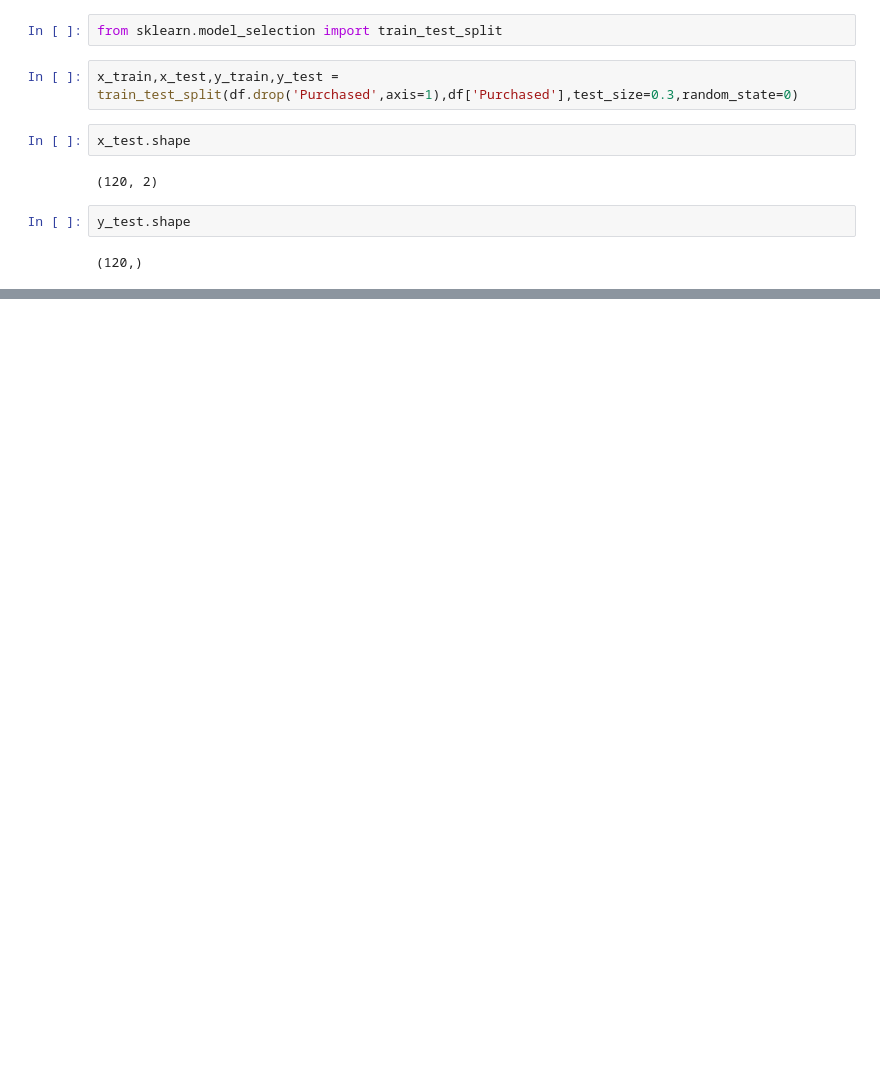
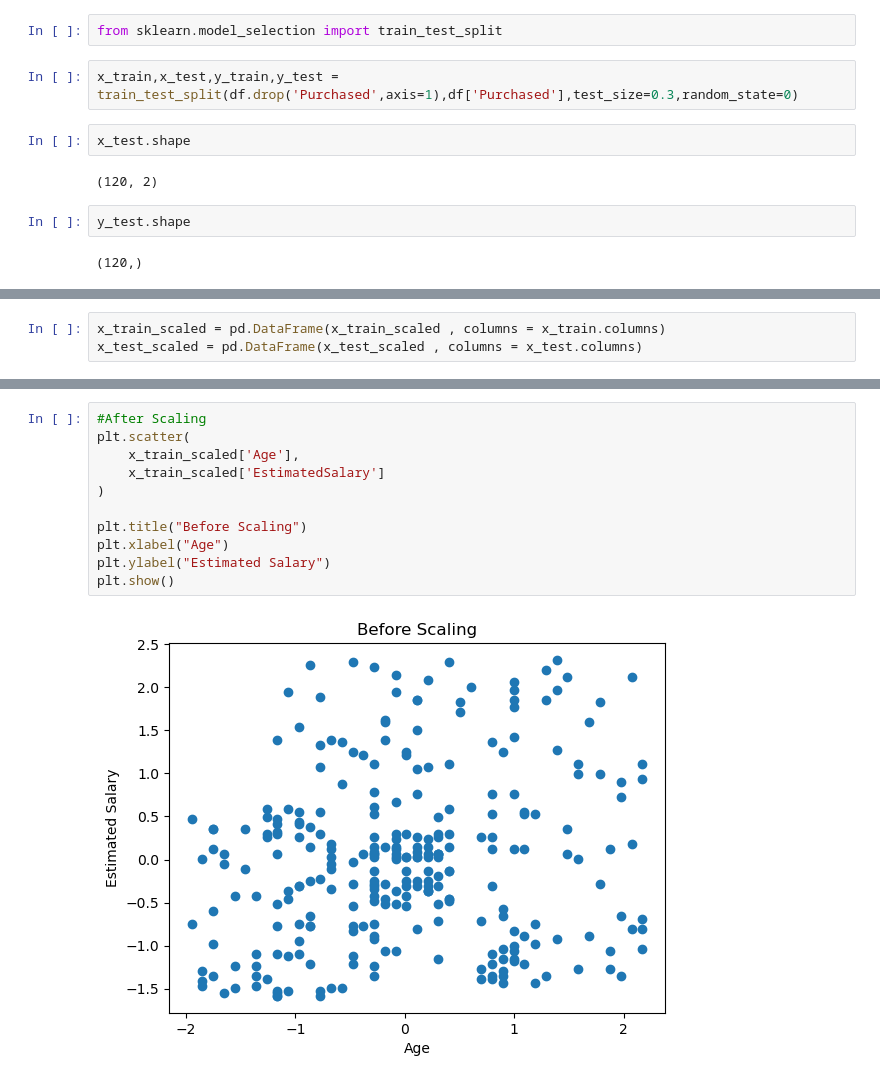
Before and after one commit to parthpandya-qt/Machine-Learning, a Jupyter notebook: 10featureScaling.ipynb, the cells around one changed output, grey strips where cells are left out. Drawn from its saved outputs; the diff is of its cells as text; blank space fills up the shorter version.

```diff
--- a/10featureScaling.ipynb
+++ b/10featureScaling.ipynb
@@ -32,0 +39,3 @@ y_test.shape
+# %%
+x_train_scaled = pd.DataFrame(x_train_scaled , columns = x_train.columns)
+x_test_scaled = pd.DataFrame(x_test_scaled , columns = x_test.columns)
@@ -32,0 +67,13 @@ y_test.shape
+# %%
+#After Scaling
+plt.scatter(
+    x_train_scaled['Age'],
+    x_train_scaled['EstimatedSalary']
+)
+
+plt.title("Before Scaling")
+plt.xlabel("Age")
+plt.ylabel("Estimated Salary")
+plt.show()
+# %% [output]
+[figure, added]
```
Also changed, not shown: parts of 4 cells of this notebook, 10 other files.
